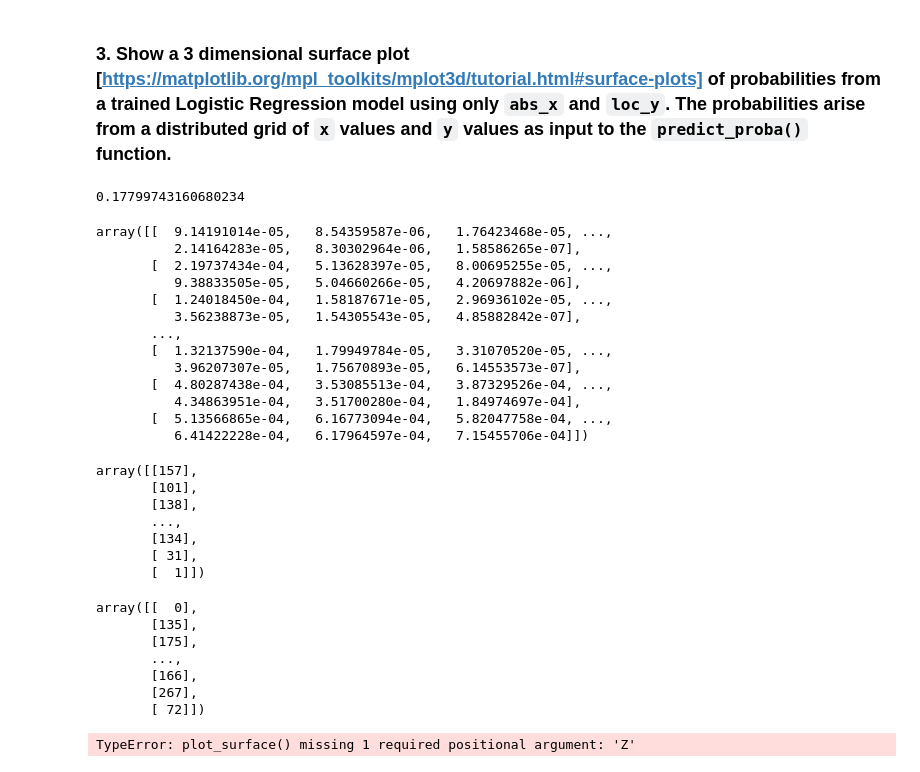
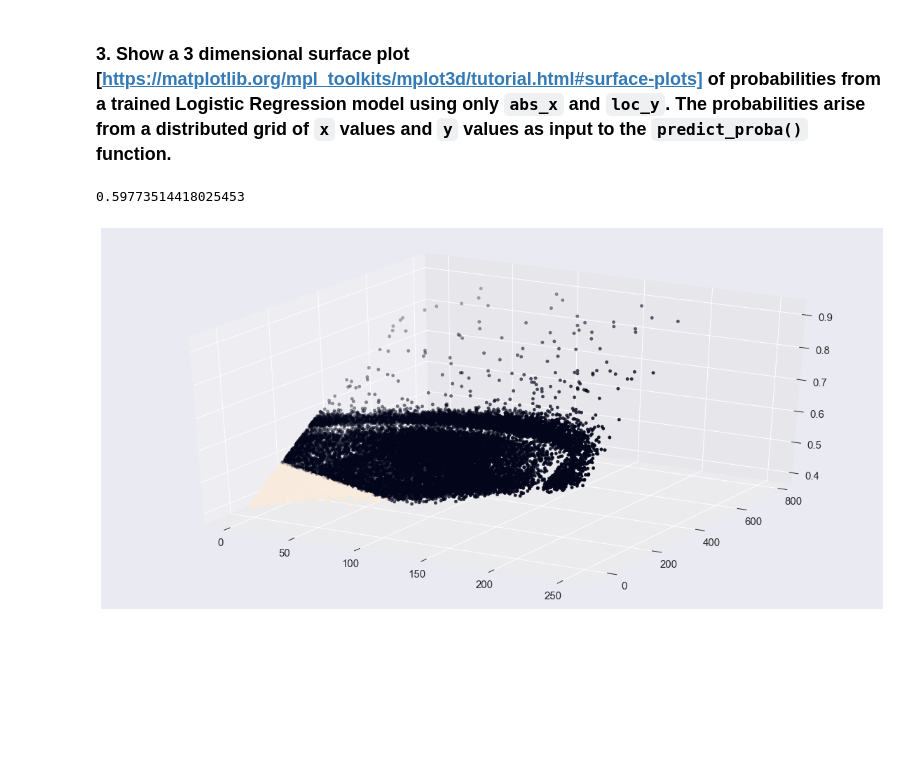
Before and after one commit to philipjslee/mlnn_personal, a Jupyter notebook: assignments/7.ipynb, the cells around one changed output. Cells and saved outputs as stored; diff of their text form; code cells hidden in the pictures; blank space fills up the shorter version.

```diff
--- a/assignments/7.ipynb
+++ b/assignments/7.ipynb
@@ -311,52 +287,28 @@ kobe[kobe.shot_made_flag==1].sz_area.hist(bins=np.arange(0,7,1), alpha=.4)
 # %% [markdown]
 ### 3. Show a 3 dimensional surface plot [https://matplotlib.org/mpl_toolkits/mplot3d/tutorial.html#surface-plots] of probabilities from a trained Logistic Regression model using only `abs_x` and `loc_y`. The probabilities arise from a distributed grid of `x` values and `y` values as input to the `predict_proba()` function.
 # %%
-X = kobe.abs_x.reshape(-1, 1)
-y = kobe.loc_y.reshape(-1, 1)
+X = kobe[['abs_x', 'loc_y']]
+y = kobe.shot_made_flag
 
 model = Model().fit(X, y)
 kobe['pred'] = model.predict(X)
 
-accuracy_score(kobe.loc_y, kobe.pred.round())
+accuracy_score(kobe.shot_made_flag, kobe.pred.round())
 # %% [output]
-0.17799743160680234
+0.59773514418025453
-# %%
-model.predict_proba(X)
-# %% [output]
-array([[  9.14191014e-05,   8.54359587e-06,   1.76423468e-05, ...,
-          2.14164283e-05,   8.30302964e-06,   1.58586265e-07],
-       [  2.19737434e-04,   5.13628397e-05,   8.00695255e-05, ...,
-          9.38833505e-05,   5.04660266e-05,   4.20697882e-06],
-       [  1.24018450e-04,   1.58187671e-05,   2.96936102e-05, ...,
-          3.56238873e-05,   1.54305543e-05,   4.85882842e-07],
-       ...,
-       [  1.32137590e-04,   1.79949784e-05,   3.31070520e-05, ...,
-          3.96207307e-05,   1.75670893e-05,   6.14553573e-07],
-       [  4.80287438e-04,   3.53085513e-04,   3.87329526e-04, ...,
-          4.34863951e-04,   3.51700280e-04,   1.84974697e-04],
-       [  5.13566865e-04,   6.16773094e-04,   5.82047758e-04, ...,
-          6.41422228e-04,   6.17964597e-04,   7.15455706e-04]])
-# %%
-X
-# %% [output]
-array([[157],
-       [101],
-       [138],
-       ...,
-       [134],
-       [ 31],
-       [  1]])
-# %%
-y
-# %% [output]
-array([[  0],
-       [135],
-       [175],
-       ...,
-       [166],
-       [267],
-       [ 72]])
-# %%
-Axes3D.plot_surface(X, y, model.predict_proba(X))
-# %% [output]
-TypeError: plot_surface() missing 1 required positional argument: 'Z'
+# %%
+from mpl_toolkits.mplot3d import Axes3D
+import matplotlib.pyplot as plt
+import numpy as np
+
+fig = plt.figure()
+ax = fig.add_subplot(111, projection='3d')
+
+np.meshgrid(X.abs_x, X.loc_y)
+
+# Plot the surface
+ax.scatter(X.abs_x , X.loc_y, model.predict_proba(X)[:,0].flatten(), c=model.predict(X))
+
+plt.show()
+# %% [output]
+[figure, added]
```
Also changed, not shown: parts of 8 cells of this notebook, 1 other file.
